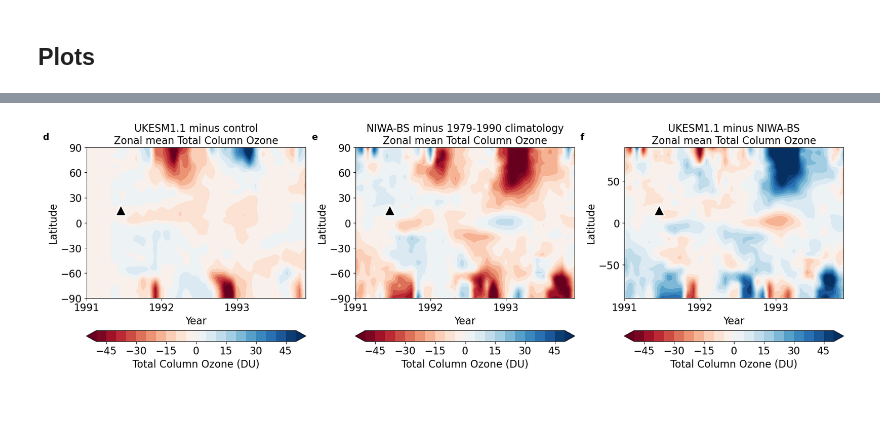
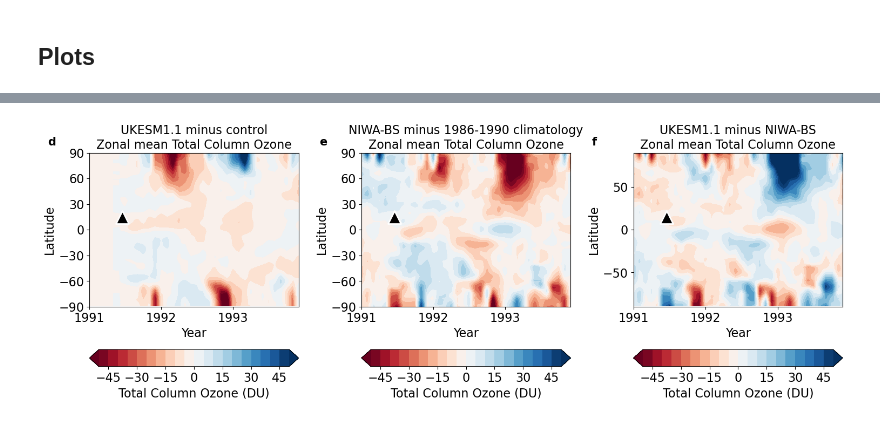
Before and after one commit to maychim/volc_ozone, a Jupyter notebook: Figure6.ipynb, the cells around one changed output, grey strips where cells are left out. Cells and saved outputs as stored; diff of their text form; code cells hidden in the pictures.

```diff
--- a/Figure6.ipynb
+++ b/Figure6.ipynb
@@ -50,7 +51,7 @@ def calc_toc(df):
 
     globalmean = sum_weighted.mean(("longitude", "latitude"))
 
-    return zonalmean
+    return zonalmean, globalmean
 
 
 def calc_antarc_toc(df):
@@ -87,25 +88,30 @@ glossac = xr.open_dataset('/home/users/mmc70/Notebooks/Ozone_analysis/Glossac/Gl
 base_path = '/home/users/mmc70/Notebooks/Ozone_analysis/Bodeker/'
 file_pattern = 'BSFilledTCO_V3.5.2_{}_Monthly.nc'
 
-years = range(1979, 1994)
+years = range(1986, 1994)
 datasets = []
 zonal_means = []
+global_means = []
 
 for year in years:
     filepath = base_path + file_pattern.format(year)
     dataset = xr.open_dataset(filepath)
     datasets.append(dataset)
 
-    zonal_mean = calc_toc(dataset.tco)
+    zonal_mean, global_mean = calc_toc(dataset.tco)
     zonal_means.append(zonal_mean)
+    global_means.append(global_mean)
 
 # Create the control dataset (1979-1990)
-BD_zonal_control = xr.concat(zonal_means[:12], dim='time')  # First 12 years (1979-1990)
+BD_zonal_control = xr.concat(zonal_means[:5], dim='time')
+BD_global_control = xr.concat(global_means[:5], dim='time')
 
 # Create the main dataset (1991-1993)
-BD_zonal = xr.concat(zonal_means[12:], dim='time')  # Last 3 years (1991-1993)
+BD_zonal = xr.concat(zonal_means[5:], dim='time')
+BD_global = xr.concat(global_means[5:], dim='time')
 
 BD_zonal_control_gb = BD_zonal_control.groupby('time.month').mean('time')
+BD_global_control_gb = BD_global_control.groupby('time.month').mean('time')
 # %% [markdown]
 ## Plots
 # %%
@@ -164,9 +173,9 @@ glossac_control_global_mean = SAOD_weighted.mean(dim=["lat"])
 ens_toc = hist_ozone['pinatubo'].m01s50i219.mean(dim='ensemble')
 ens_control_toc = hist_ozone['control'].m01s50i219.mean(dim='ensemble')
 
-zonal_toc = calc_toc(ens_toc)
+zonal_toc, global_toc = calc_toc(ens_toc)
 antarc_toc = calc_antarc_toc(ens_toc)
 
-zonal_control_toc = calc_toc(ens_control_toc)
+zonal_control_toc, global_control_toc = calc_toc(ens_control_toc)
 antarc_control_toc = calc_antarc_toc(ens_control_toc)
 # %%
@@ -246,9 +275,12 @@ plt.show()
 # %%
-fig1, axes1 = plt.subplots(1, 3, figsize=(18, 6))
+fig1 = plt.figure(figsize=(18, 6))
+gs = gridspec.GridSpec(2, 3, height_ratios=[18, 2])
+ax1 = fig1.add_subplot(gs[0, 0])
+ax2 = fig1.add_subplot(gs[0, 1])
+ax3 = fig1.add_subplot(gs[0, 2])
 
 # Plot 1: UKESM1.1
-ax1 = axes1[0]
-ax1.text(-0.2, 1.05, 'd', transform=ax1.transAxes, fontsize=14, fontweight='bold')
+ax1.text(-0.2, 1.05, 'd', transform=ax1.transAxes, fontsize=15, fontweight='bold')
 
 latitudes = zonal_toc.latitude
 time = np.arange(1991,1994,1/12)
@@ -261,8 +293,6 @@ diff = zonal_toc - zonal_control_toc
 contour1 = ax1.contourf(X, Y, diff.transpose(), levels=levels, cmap='RdBu', extend='both')
 ax1.scatter(1991+165/360, 15, marker='^', color='k', s=300, ec='white',lw=2)
 
-cbar1 = plt.colorbar(contour1, ax=ax1, label='Total Column Ozone (DU)', orientation='horizontal', pad=0.15)
-
 ax1.set_title('UKESM1.1 minus control\nZonal mean Total Column Ozone')
 ax1.set_xlabel('Year')
 ax1.set_yticks(np.arange(-90, 91, 30))
@@ -271,8 +301,7 @@ ax1.set_xticks([1991, 1992, 1993])
 
 
 # Plot 2: ML-TOMCAT
-ax2 = axes1[1]
-ax2.text(-0.2, 1.05, 'e', transform=ax2.transAxes, fontsize=14, fontweight='bold')
+ax2.text(-0.2, 1.05, 'e', transform=ax2.transAxes, fontsize=15, fontweight='bold')
 latitudes = BD_zonal.latitude
 time = np.arange(1991,1994,1/12)
 X,Y = np.meshgrid(time, latitudes)
@@ -283,11 +312,7 @@ diff = BD_zonal.groupby('time.month') - BD_zonal_control_gb
 
 contour2 = ax2.contourf(X, Y, diff.transpose(), levels=levels, cmap='RdBu', extend='both')
 ax2.scatter(1991+165/360, 15, marker='^', color='k', s=300, ec='white',lw=2)
-
-#ax2.axvline(1991+9/12, color = 'k')
-
-cbar2 = plt.colorbar(contour2, ax=ax2, label='Total Column Ozone (DU)', orientation='horizontal', pad=0.15)
-ax2.set_title('NIWA-BS minus 1979-1990 climatology\nZonal mean Total Column Ozone')
+ax2.set_title('NIWA-BS minus 1986-1990 climatology\nZonal mean Total Column Ozone')
 ax2.set_xlabel('Year')
 ax2.set_yticks(np.arange(-90, 91, 30))
 ax2.set_ylabel('Latitude')
@@ -295,7 +320,6 @@ ax2.set_xticks([1991, 1992, 1993])
 
 # Plot 3: UKESM1.1 - Bodeker
 # Match the time dimension of the two datasets
-
 BD_time = BD_zonal.time
 zonal_toc['time'] = BD_time
 zonal_control_toc['time'] = BD_time
@@ -308,40 +332,46 @@ target_lat = zonal_toc.latitude
 target_time = zonal_toc.time
 
 # Interpolate both datasets
 interpolated_data1 = diff_toc.interp(**{'latitude': target_lat,
                                          'time': target_time})
 
 interpolated_data2 = diff_BD.interp(**{'latitude': target_lat,
                                          'time': target_time})
 
 # Calculate difference
 difference = interpolated_data1 - interpolated_data2
-difference
 
-ax3 = axes1[2]
-ax3.text(-0.2, 1.05, 'f', transform=ax3.transAxes, fontsize=14, fontweight='bold')
+ax3.text(-0.2, 1.05, 'f', transform=ax3.transAxes, fontsize=15, fontweight='bold')
 latitudes = zonal_toc.latitude
 time = np.arange(1991,1994,1/12)
 X,Y = np.meshgrid(time, latitudes)
 
 levels = np.linspace(-50, 50, 21)
 
 contour3 = ax3.contourf(X, Y, difference.transpose(), levels=levels, cmap='RdBu', extend = 'both')
 ax3.scatter(1991+165/360, 15, marker='^', color = 'k', s = 300, ec = 'white', lw=2)
-cbar3 = plt.colorbar(contour3, ax=ax3, label='Total Column Ozone (DU)', orientation='horizontal', pad=0.15)
-
-#ax3.axvline(1991+9/12, color = 'k')
-#ax3.axvline(1992+9/12, color = 'k')
 
 ax3.set_title('UKESM1.1 minus NIWA-BS\nZonal mean Total Column Ozone')
 ax3.set_xlabel('Year')
 ax3.set_xticks([1991, 1992, 1993])
 ax3.set_ylabel('Latitude')
 ax3.set_ylim(-90,90)
 ax3.set_xlim(1991,1993.9)
 
-plt.tight_layout()
-plt.subplots_adjust(top=0.85)
+
+cbar_ax = fig1.add_subplot(gs[1, 0])
+cbar = fig1.colorbar(contour1, cax=cbar_ax, orientation='horizontal')
+cbar.set_label('Total Column Ozone (DU)')
+
+cbar_ax = fig1.add_subplot(gs[1, 1])
+cbar = fig1.colorbar(contour2, cax=cbar_ax, orientation='horizontal')
+cbar.set_label('Total Column Ozone (DU)')
+
+cbar_ax = fig1.add_subplot(gs[1, 2])
+cbar = fig1.colorbar(contour3, cax=cbar_ax, orientation='horizontal')
+cbar.set_label('Total Column Ozone (DU)')
+
+plt.subplots_adjust(top=0.88, bottom=0.22, hspace=0.5, wspace=0.3)
 plt.show()
 # %% [output]
-[figure, old version]
+[figure, new version]
```
Also changed, not shown: parts of 3 cells of this notebook.
